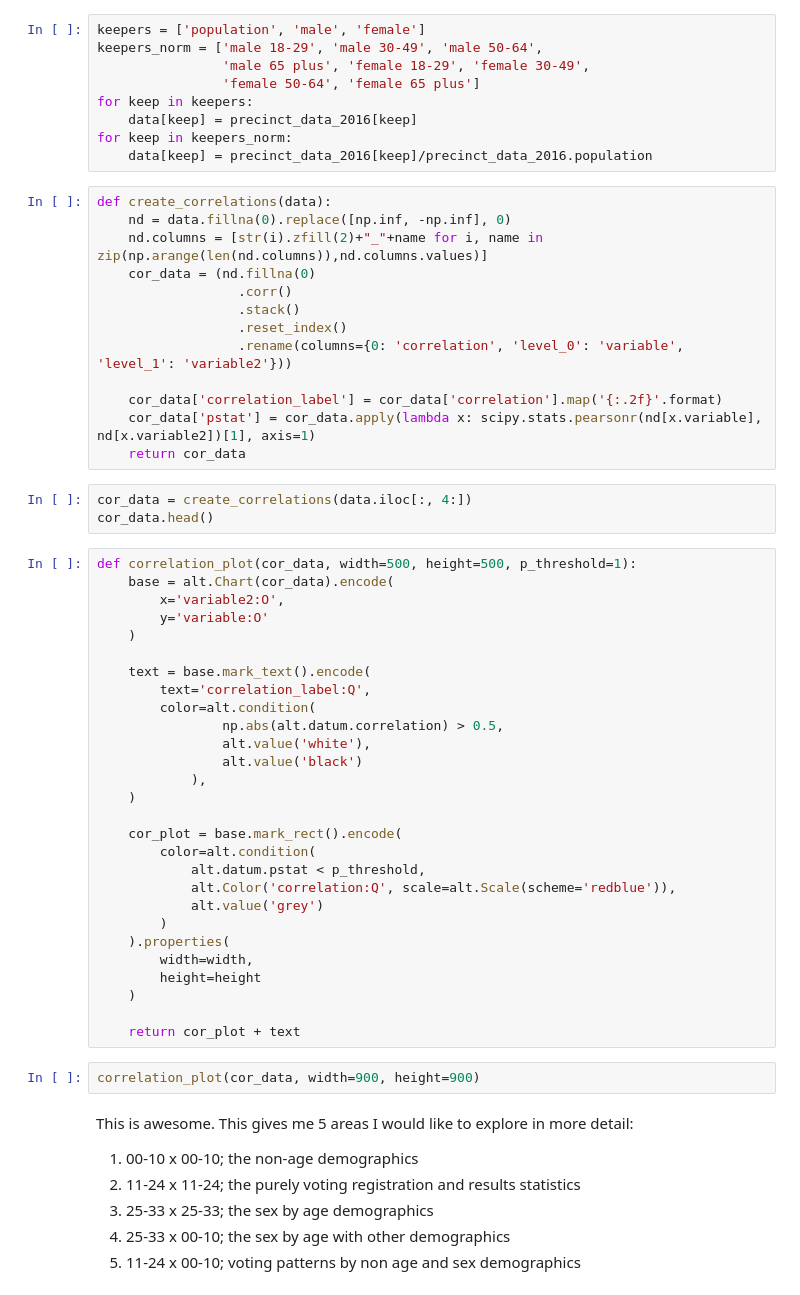
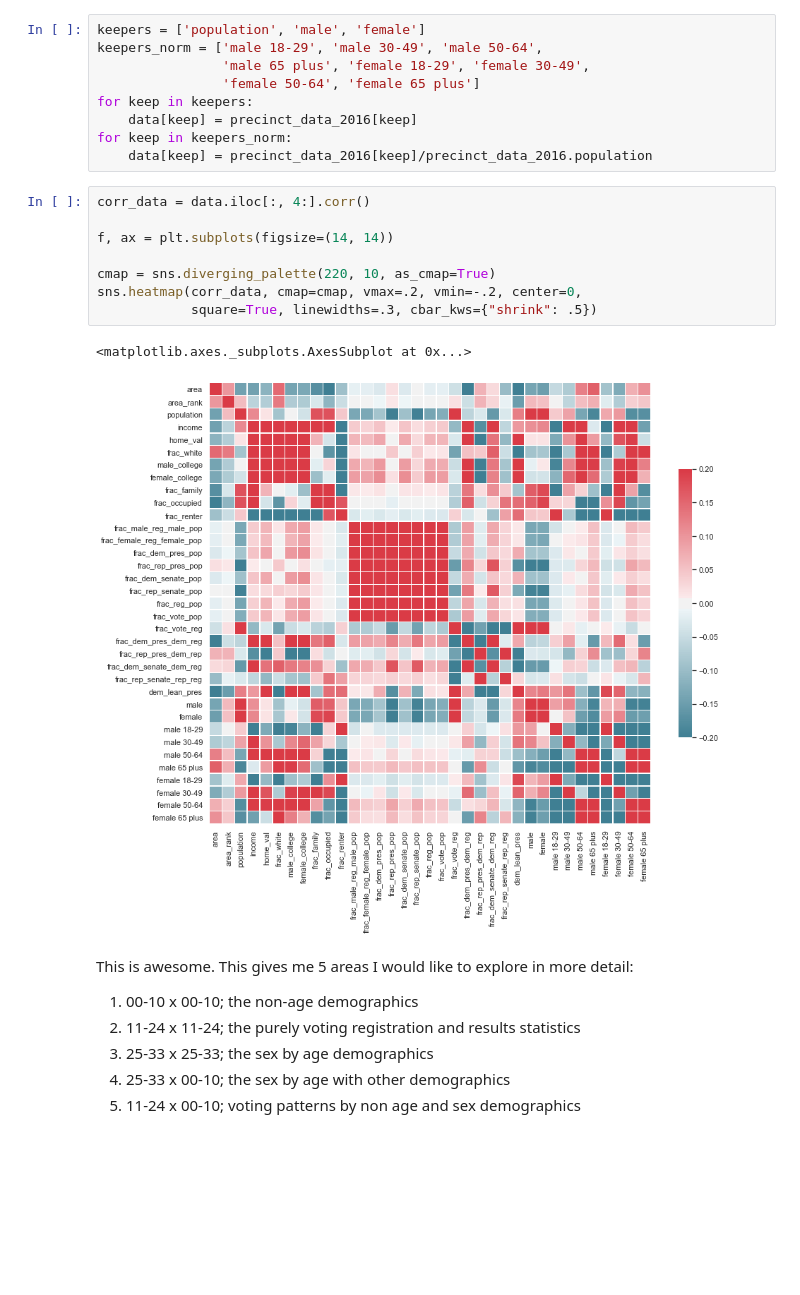
Before and after one commit to jasonbossert/colorado_elections, a Jupyter notebook: notebooks/EDA_correlations.ipynb, the cells around one changed output. Drawn from its saved outputs; the diff is of its cells as text; blank space fills up the shorter version.

```diff
--- a/notebooks/EDA_correlations.ipynb
+++ b/notebooks/EDA_correlations.ipynb
@@ -152,52 +150,17 @@ for keep in keepers:
     data[keep] = precinct_data_2016[keep]
 for keep in keepers_norm:
     data[keep] = precinct_data_2016[keep]/precinct_data_2016.population
-# %%
-def create_correlations(data):
-    nd = data.fillna(0).replace([np.inf, -np.inf], 0)
-    nd.columns = [str(i).zfill(2)+"_"+name for i, name in zip(np.arange(len(nd.columns)),nd.columns.values)]
-    cor_data = (nd.fillna(0)
-                  .corr()
-                  .stack()
-                  .reset_index()
-                  .rename(columns={0: 'correlation', 'level_0': 'variable', 'level_1': 'variable2'}))
-
-    cor_data['correlation_label'] = cor_data['correlation'].map('{:.2f}'.format)
-    cor_data['pstat'] = cor_data.apply(lambda x: scipy.stats.pearsonr(nd[x.variable], nd[x.variable2])[1], axis=1)
-    return cor_data
-# %%
-cor_data = create_correlations(data.iloc[:, 4:])
-cor_data.head()
-# %%
-def correlation_plot(cor_data, width=500, height=500, p_threshold=1):
-    base = alt.Chart(cor_data).encode(
-        x='variable2:O',
-        y='variable:O'
-    )
-
-    text = base.mark_text().encode(
-        text='correlation_label:Q',
-        color=alt.condition(
-                np.abs(alt.datum.correlation) > 0.5,
-                alt.value('white'),
-                alt.value('black')
-            ),
-    )
-
-    cor_plot = base.mark_rect().encode(
-        color=alt.condition(
-            alt.datum.pstat < p_threshold,
-            alt.Color('correlation:Q', scale=alt.Scale(scheme='redblue')),
-            alt.value('grey')
-        )
-    ).properties(
-        width=width,
-        height=height
-    )
-
-    return cor_plot + text
-# %%
-correlation_plot(cor_data, width=900, height=900)
+# %%
+corr_data = data.iloc[:, 4:].corr()
+
+f, ax = plt.subplots(figsize=(14, 14))
+
+cmap = sns.diverging_palette(220, 10, as_cmap=True)
+sns.heatmap(corr_data, cmap=cmap, vmax=.2, vmin=-.2, center=0,
+            square=True, linewidths=.3, cbar_kws={"shrink": .5})
+# %% [output]
+<matplotlib.axes._subplots.AxesSubplot at 0x...>
+[figure, added]
 # %% [markdown]
 This is awesome. This gives me 5 areas I would like to explore in more detail:
 1. 00-10 x 00-10; the non-age demographics
```
Also changed, not shown: parts of 21 cells of this notebook.
